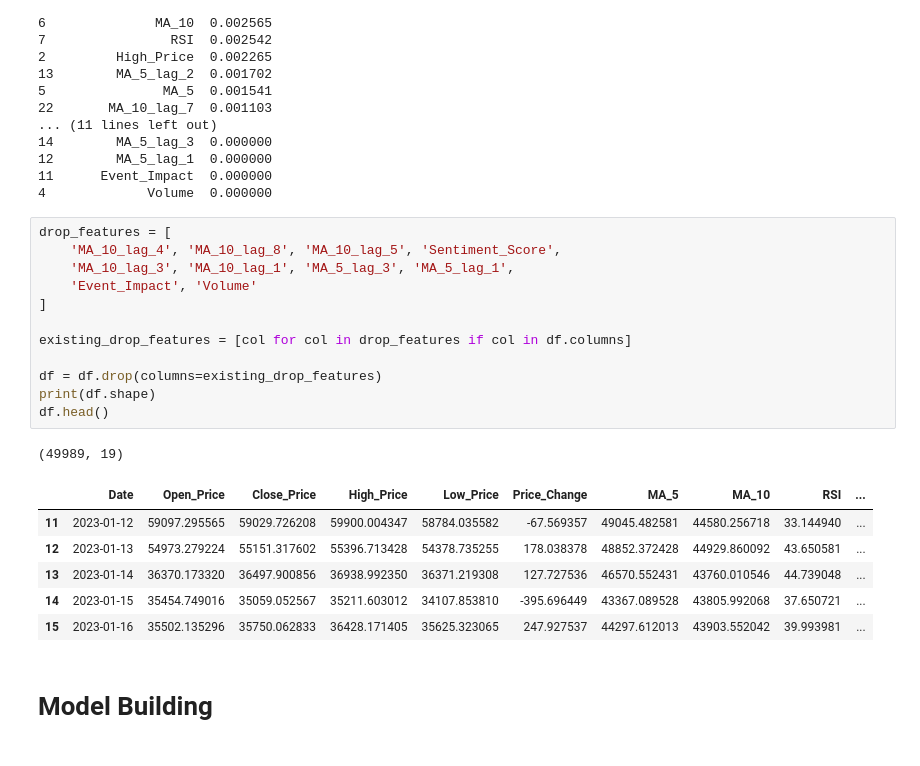
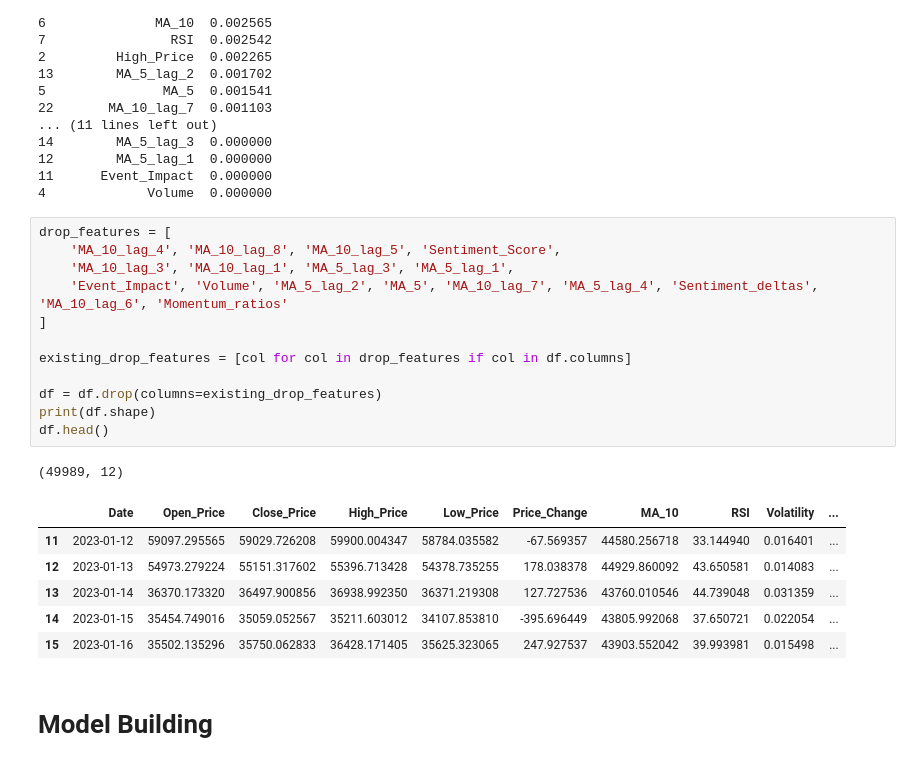
Before and after one commit to kunthshah21/Crypto-Price-Movement-Prediction, a Jupyter notebook: prediction.ipynb, the cells around one changed output. Cells and saved outputs as stored; diff of their text form.

```diff
--- a/prediction.ipynb
+++ b/prediction.ipynb
@@ -536,23 +557,23 @@ print(mi_df)
 # %%
 drop_features = [
     'MA_10_lag_4', 'MA_10_lag_8', 'MA_10_lag_5', 'Sentiment_Score',
     'MA_10_lag_3', 'MA_10_lag_1', 'MA_5_lag_3', 'MA_5_lag_1',
-    'Event_Impact', 'Volume'
+    'Event_Impact', 'Volume', 'MA_5_lag_2', 'MA_5', 'MA_10_lag_7', 'MA_5_lag_4', 'Sentiment_deltas', 'MA_10_lag_6', 'Momentum_ratios'
 ]
 
 existing_drop_features = [col for col in drop_features if col in df.columns]
 
 df = df.drop(columns=existing_drop_features)
 print(df.shape)
 df.head()
 # %% [output]
-(49989, 19)
+(49989, 12)
-|  | Date | Open_Price | Close_Price | High_Price | Low_Price | Price_Change | MA_5 | MA_10 | RSI | ... |
-| 11 | 2023-01-12 | 59097.295565 | 59029.726208 | 59900.004347 | 58784.035582 | -67.569357 | 49045.482581 | 44580.256718 | 33.144940 | ... |
-| 12 | 2023-01-13 | 54973.279224 | 55151.317602 | 55396.713428 | 54378.735255 | 178.038378 | 48852.372428 | 44929.860092 | 43.650581 | ... |
-| 13 | 2023-01-14 | 36370.173320 | 36497.900856 | 36938.992350 | 36371.219308 | 127.727536 | 46570.552431 | 43760.010546 | 44.739048 | ... |
-| 14 | 2023-01-15 | 35454.749016 | 35059.052567 | 35211.603012 | 34107.853810 | -395.696449 | 43367.089528 | 43805.992068 | 37.650721 | ... |
-| 15 | 2023-01-16 | 35502.135296 | 35750.062833 | 36428.171405 | 35625.323065 | 247.927537 | 44297.612013 | 43903.552042 | 39.993981 | ... |
+|  | Date | Open_Price | Close_Price | High_Price | Low_Price | Price_Change | MA_10 | RSI | Volatility | ... |
+| 11 | 2023-01-12 | 59097.295565 | 59029.726208 | 59900.004347 | 58784.035582 | -67.569357 | 44580.256718 | 33.144940 | 0.016401 | ... |
+| 12 | 2023-01-13 | 54973.279224 | 55151.317602 | 55396.713428 | 54378.735255 | 178.038378 | 44929.860092 | 43.650581 | 0.014083 | ... |
+| 13 | 2023-01-14 | 36370.173320 | 36497.900856 | 36938.992350 | 36371.219308 | 127.727536 | 43760.010546 | 44.739048 | 0.031359 | ... |
+| 14 | 2023-01-15 | 35454.749016 | 35059.052567 | 35211.603012 | 34107.853810 | -395.696449 | 43805.992068 | 37.650721 | 0.022054 | ... |
+| 15 | 2023-01-16 | 35502.135296 | 35750.062833 | 36428.171405 | 35625.323065 | 247.927537 | 43903.552042 | 39.993981 | 0.015498 | ... |
 # %% [markdown]
 # Model Building
 # %%
```
Also changed, not shown: parts of 8 cells of this notebook, 3 other files.
